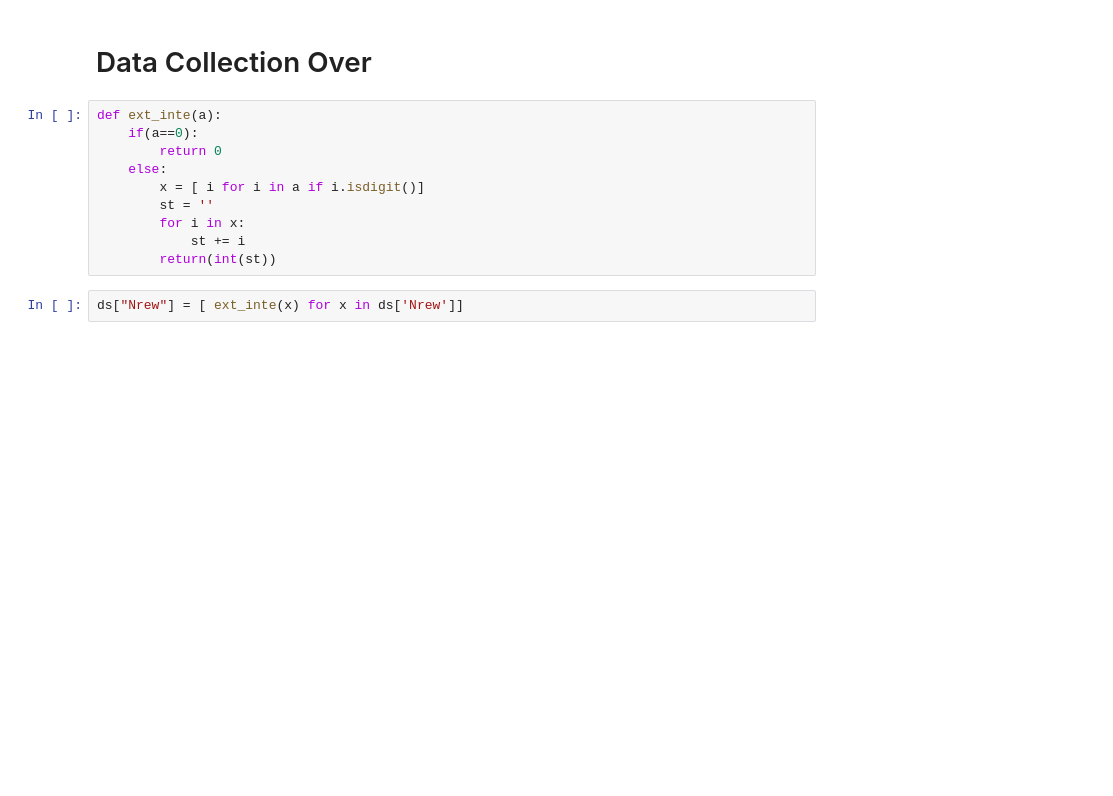
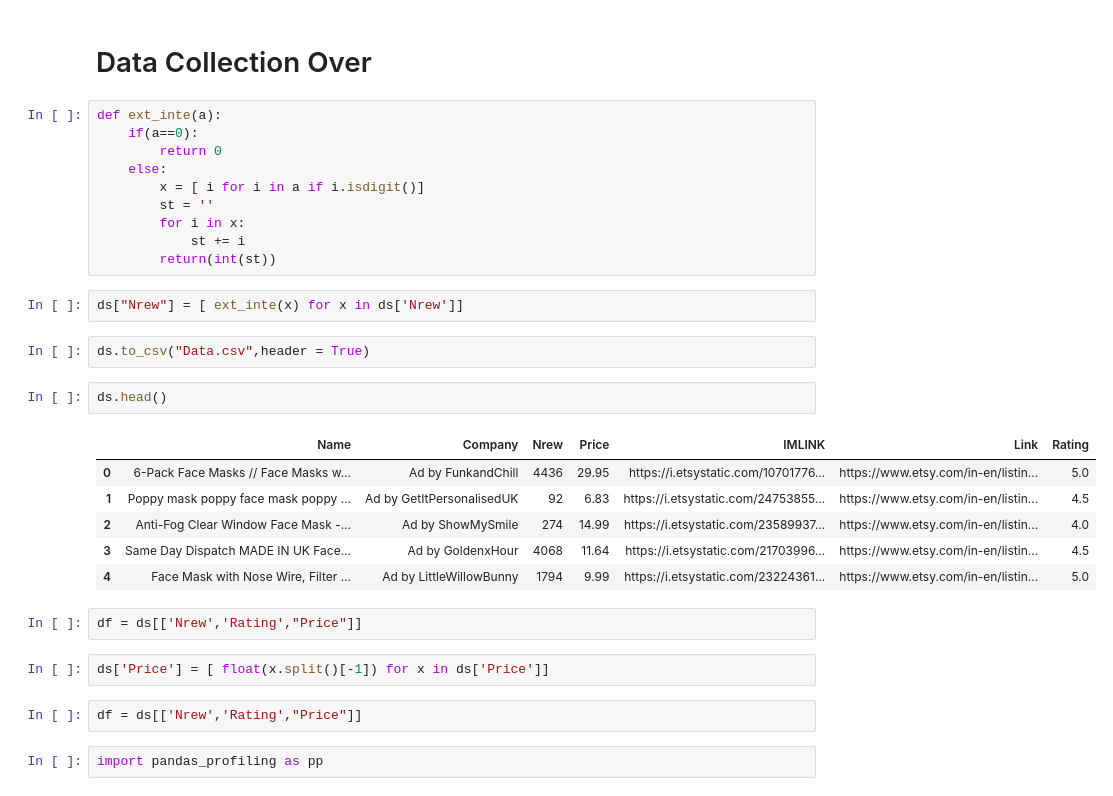
Before and after one commit to loksundar/Scrapping-and-predicting-mask-price, a Jupyter notebook: proj1.ipynb, the cells around one changed output. Cells and saved outputs as stored; diff of their text form; blank space fills up the shorter version.

```diff
--- a/proj1.ipynb
+++ b/proj1.ipynb
@@ -83,3 +99,22 @@ def ext_inte(a):
         return(int(st))
 # %%
 ds["Nrew"] = [ ext_inte(x) for x in ds['Nrew']]
+# %%
+ds.to_csv("Data.csv",header = True)
+# %%
+ds.head()
+# %% [output]
+|  | Name | Company | Nrew | Price | IMLINK | Link | Rating |
+| 0 | 6-Pack Face Masks // Face Masks w... | Ad by FunkandChill | 4436 | 29.95 | https://i.etsystatic.com/10701776... | https://www.etsy.com/in-en/listin... | 5.0 |
+| 1 | Poppy mask poppy face mask poppy ... | Ad by GetItPersonalisedUK | 92 | 6.83 | https://i.etsystatic.com/24753855... | https://www.etsy.com/in-en/listin... | 4.5 |
+| 2 | Anti-Fog Clear Window Face Mask -... | Ad by ShowMySmile | 274 | 14.99 | https://i.etsystatic.com/23589937... | https://www.etsy.com/in-en/listin... | 4.0 |
+| 3 | Same Day Dispatch MADE IN UK Face... | Ad by GoldenxHour | 4068 | 11.64 | https://i.etsystatic.com/21703996... | https://www.etsy.com/in-en/listin... | 4.5 |
+| 4 | Face Mask with Nose Wire, Filter ... | Ad by LittleWillowBunny | 1794 | 9.99 | https://i.etsystatic.com/23224361... | https://www.etsy.com/in-en/listin... | 5.0 |
+# %%
+df = ds[['Nrew','Rating',"Price"]]
+# %%
+ds['Price'] = [ float(x.split()[-1]) for x in ds['Price']]
+# %%
+df = ds[['Nrew','Rating',"Price"]]
+# %%
+import pandas_profiling as pp
```
Also changed, not shown: parts of 18 cells of this notebook.
